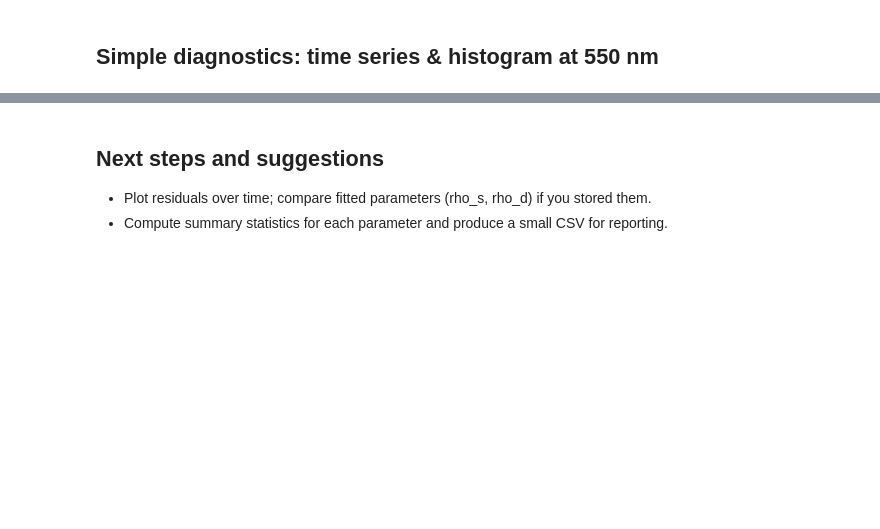
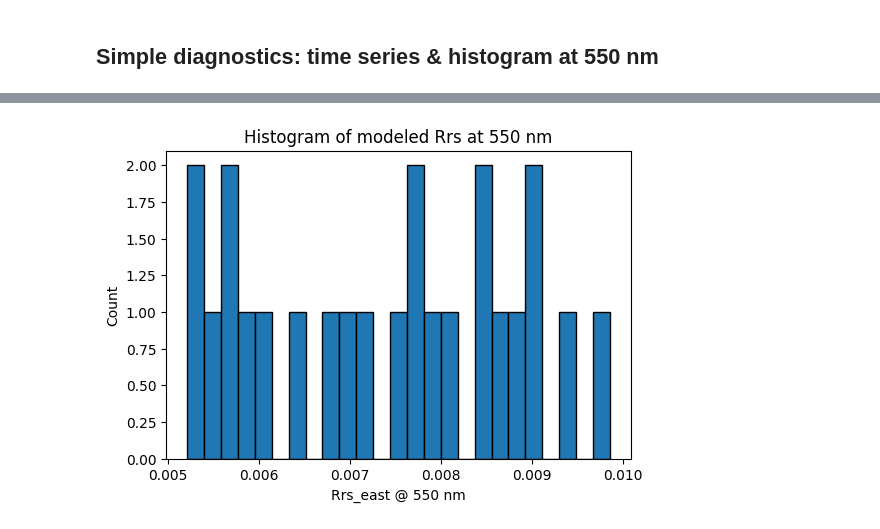
Before and after one commit to jaipipor/3C-Rrs-O25, a Jupyter notebook: notebooks/03_Parameter_Analysis-checkpoint.ipynb, the cells around one changed output, grey strips where cells are left out. Cells and saved outputs as stored; diff of their text form; code cells hidden in the pictures; blank space fills up the shorter version.

```diff
--- a/notebooks/03_Parameter_Analysis-checkpoint.ipynb
+++ b/notebooks/03_Parameter_Analysis-checkpoint.ipynb
@@ -37,12 +69,9 @@ plt.show()
 # %%
 plt.figure(figsize=(6,4))
-plt.hist(Rrs_mod[:, idx550][~np.isnan(Rrs_mod[:, idx550])], bins=25, edgecolor='k')
-plt.xlabel('Rrs_mod @ 550 nm')
+plt.hist(Rrs_east[:, idx550][~np.isnan(Rrs_east[:, idx550])], bins=25, edgecolor='k')
+plt.xlabel('Rrs_east @ 550 nm')
 plt.ylabel('Count')
 plt.title('Histogram of modeled Rrs at 550 nm')
 plt.show()
+# %% [output]
+[figure, added]
-# %% [markdown]
-## Next steps and suggestions
-
-- Plot residuals over time; compare fitted parameters (rho_s, rho_d) if you stored them.
-- Compute summary statistics for each parameter and produce a small CSV for reporting.
```
Also changed, not shown: parts of 3 cells of this notebook, 8 other files.
